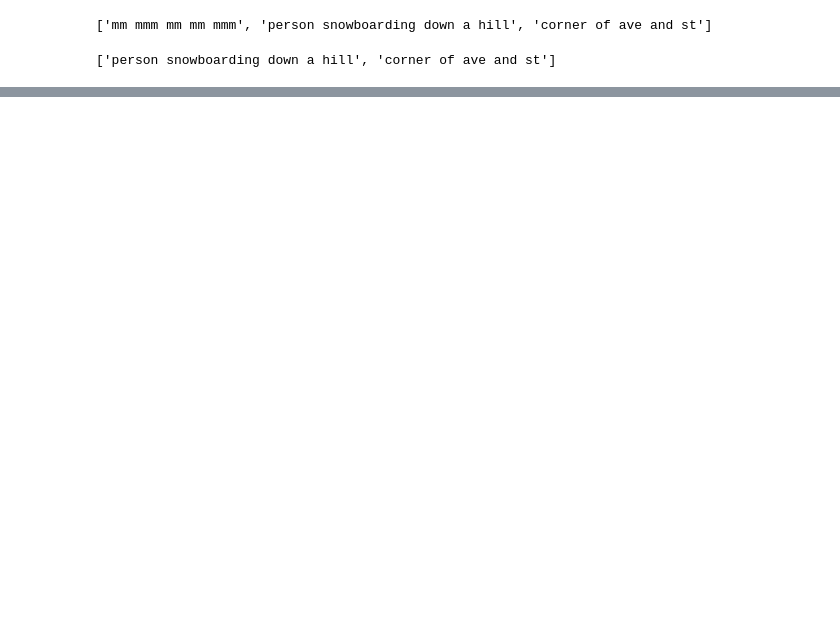
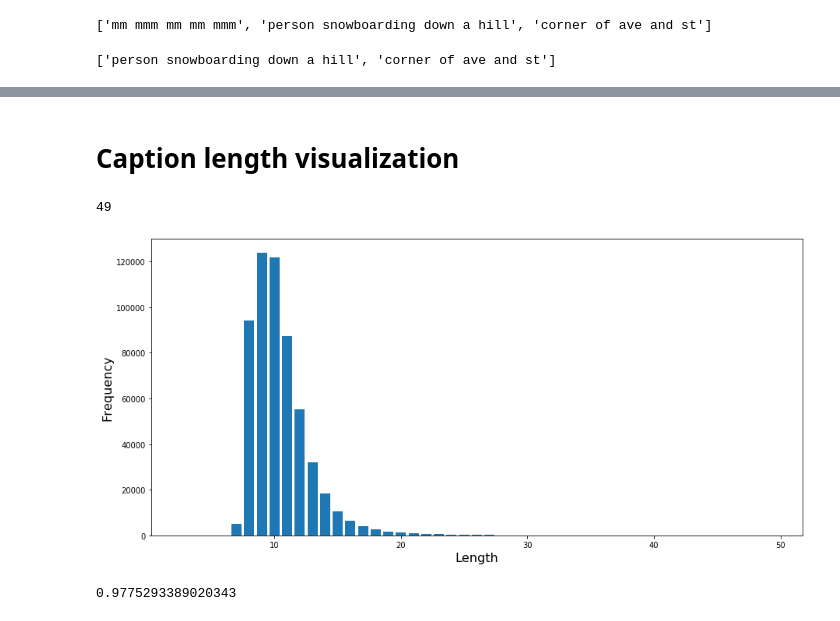
Before and after one commit to ingritu/TDT4900-Master-Thesis, a Jupyter notebook: notebooks/visualize_word_frequency.ipynb, the cells around one changed output, grey strips where cells are left out. Saved outputs shown, nothing was run; the diff lists cells and outputs as text; code cells hidden in the pictures; blank space fills up the shorter version.

```diff
--- a/notebooks/visualize_word_frequency.ipynb
+++ b/notebooks/visualize_word_frequency.ipynb
@@ -274,3 +274,43 @@ clean_coco_df.loc[clean_coco_df.loc[:, 'image_id'] == 'COCO_train2014_0000002810
 | 335163 | COCO_train2014_000000281091.jpg | COCO_train2014_000000281091#628777 | a man in a black shirt grass and ... | startseq a man in a black shirt g... |
 | 335164 | COCO_train2014_000000281091.jpg | COCO_train2014_000000281091#629962 | a couple of cows are standing in ... | startseq a couple of cows are sta... |
 | 335165 | COCO_train2014_000000281091.jpg | COCO_train2014_000000281091#631009 | A man tending to some of his catt... | startseq a man tending to some of... |
+# %% [markdown]
+# Caption length visualization
+# %%
+cl_coco_path = ROOT_PATH.joinpath('data','interim','karpathy_split','coco_train_clean.csv')
+coco_df = pd.read_csv(cl_coco_path)
+# %%
+caps = [c for c in coco_df.loc[:, 'caption']]
+cap_lens = []
+for c in caps:
+    c = [w.strip() for w in c.split()]
+    c = [w.lower() for w in c]
+    c = [w.translate(table) for w in c]
+    c = [w for w in c if len(w) > 1 or w == 'a']
+    c = [w for w in c if w.isalpha()]
+    cap_lens.append(len(c))
+
+cap_labels = list(set(cap_lens))
+print(max(cap_labels))
+cap_values = {key: 0 for key in cap_labels}
+for num in cap_lens:
+    cap_values[num] += 1
+cap_labels = [key for key in cap_values.keys()]
+cap_values = [cap_values[key] for key in cap_values.keys()]
+# %% [output]
+49
+# %%
+plt.figure(figsize=(15,7))
+plt.bar(cap_labels, cap_values)
+plt.ylabel('Frequency', fontsize=16)
+plt.xlabel('Length', fontsize=16)
+plt.savefig(save_path.joinpath('coco_cap_lens.pdf'))
+plt.show()
+# %% [output]
+[figure, added]
+# %%
+total_caps = len(cap_lens)
+under_17 = len([l for l in cap_lens if l < 17])
+print(under_17/total_caps)
+# %% [output]
+0.9775293389020343
```
Also changed, not shown: parts of 1 cell of this notebook.
